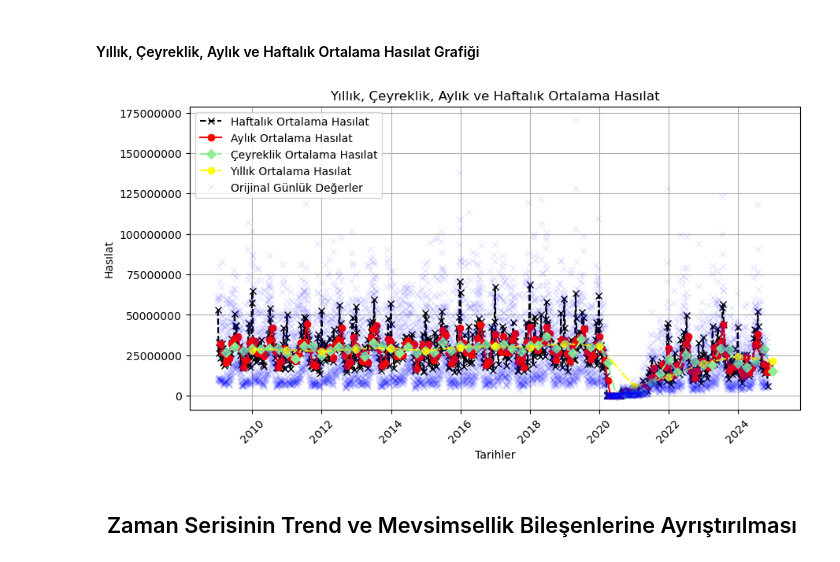
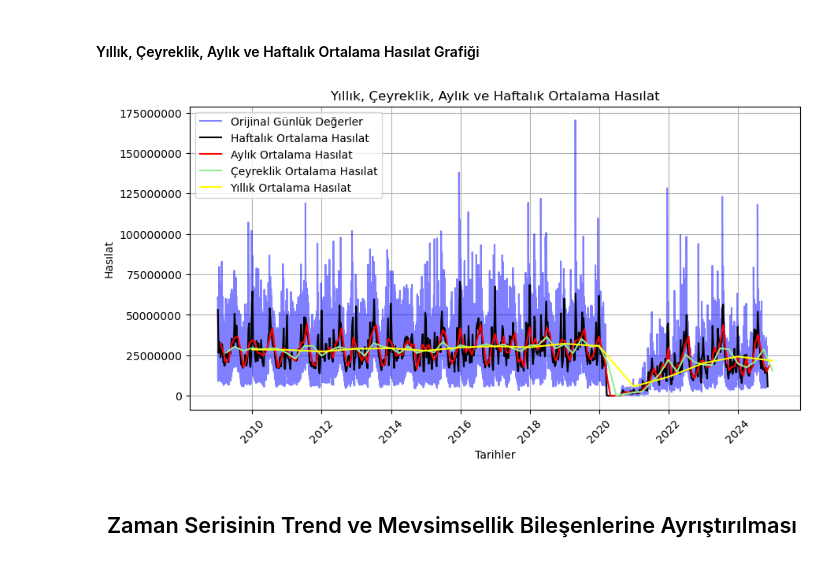
Before and after one commit to miraygurbuz/Time-Series-Box-Office, a Jupyter notebook: data_preprocessing/data_preprocessing.ipynb, the cells around one changed output. Cells and saved outputs as stored; diff of their text form; code cells hidden in the pictures.

```diff
--- a/data_preprocessing/data_preprocessing.ipynb
+++ b/data_preprocessing/data_preprocessing.ipynb
@@ -128,19 +128,15 @@ processed_df.head()
 # %% [markdown]
 ## <center>Zaman Serisinin Yeniden Örneklenmesi</center>
 # %%
-weekly_resample = processed_df['total_gross'].resample('W').mean()
-monthly_resample = processed_df['total_gross'].resample('ME').mean()
-quarterly_resample = processed_df['total_gross'].resample('QE').mean()
-yearly_resample = processed_df['total_gross'].resample('YE').mean()
+weekly_average = processed_df['total_gross'].resample('W').mean()
+monthly_average = processed_df['total_gross'].resample('ME').mean()
+quarterly_average = processed_df['total_gross'].resample('QE').mean()
+yearly_average = processed_df['total_gross'].resample('YE').mean()
 
-numeric_df = processed_df.select_dtypes(include='number')
-columns_to_drop = ['year', 'month', 'day_of_month', 'quarter', 'weekday', 'day_of_year']
-numeric_df = numeric_df.drop(columns=columns_to_drop)
-
-df_weekly = numeric_df.resample('W').mean()
-df_monthly = numeric_df.resample('ME').mean()
-df_quarterly = numeric_df.resample('QE').mean()
-df_yearly = numeric_df.resample('YE').mean()
+df_weekly = processed_df['total_gross'].resample('W').sum()
+df_monthly = processed_df['total_gross'].resample('ME').sum()
+df_quarterly = processed_df['total_gross'].resample('QE').sum()
+df_yearly = processed_df['total_gross'].resample('YE').sum()
 
 df_weekly.to_csv('../data/resampled/weekly_box_office.csv')
 df_monthly.to_csv('../data/resampled/monthly_box_office.csv')
@@ -150,21 +146,21 @@ df_yearly.to_csv('../data/resampled/yearly_box_office.csv')
 #### Yıllık, Çeyreklik, Aylık ve Haftalık Ortalama Hasılat Grafiği
 # %%
 plt.figure(figsize=(10, 5))
-plt.plot(weekly_resample.index, weekly_resample.values, label='Haftalık Ortalama Hasılat', linestyle='--', marker='x', color='black')
-plt.plot(monthly_resample.index, monthly_resample.values, label='Aylık Ortalama Hasılat', marker='o', color='red')
-plt.plot(quarterly_resample.index, quarterly_resample.values, label='Çeyreklik Ortalama Hasılat', linestyle='-.', marker='D', color='lightgreen')
-plt.plot(yearly_resample.index, yearly_resample.values, label='Yıllık Ortalama Hasılat', linestyle='-.', marker='o', color='yellow')
-plt.plot(processed_df.index, processed_df['total_gross'], label='Orijinal Günlük Değerler', linestyle='', marker='x', color='blue', alpha=0.09)
+plt.plot(processed_df.index, processed_df['total_gross'], label='Orijinal Günlük Değerler',  color='blue', alpha=0.5)
+plt.plot(weekly_average.index, weekly_average.values, label='Haftalık Ortalama Hasılat', color='black')
+plt.plot(monthly_average.index, monthly_average.values, label='Aylık Ortalama Hasılat', color='red')
+plt.plot(quarterly_average.index, quarterly_average.values, label='Çeyreklik Ortalama Hasılat', color='lightgreen')
+plt.plot(yearly_average.index, yearly_average.values, label='Yıllık Ortalama Hasılat', color='yellow')
 plt.title('Yıllık, Çeyreklik, Aylık ve Haftalık Ortalama Hasılat')
 plt.xlabel('Tarihler')
 plt.ylabel('Hasılat')
 plt.legend()
 plt.grid(True)
 plt.xticks(rotation=45)
 plt.ticklabel_format(style='plain', axis='y')
 plt.show()
 # %% [output]
-[figure, old version]
+[figure, new version]
 # %% [markdown]
 ## <center> Zaman Serisinin Trend ve Mevsimsellik Bileşenlerine Ayrıştırılması </center>
 # %% [markdown]
```
Also changed, not shown: parts of 9 cells of this notebook, 3 other files.
